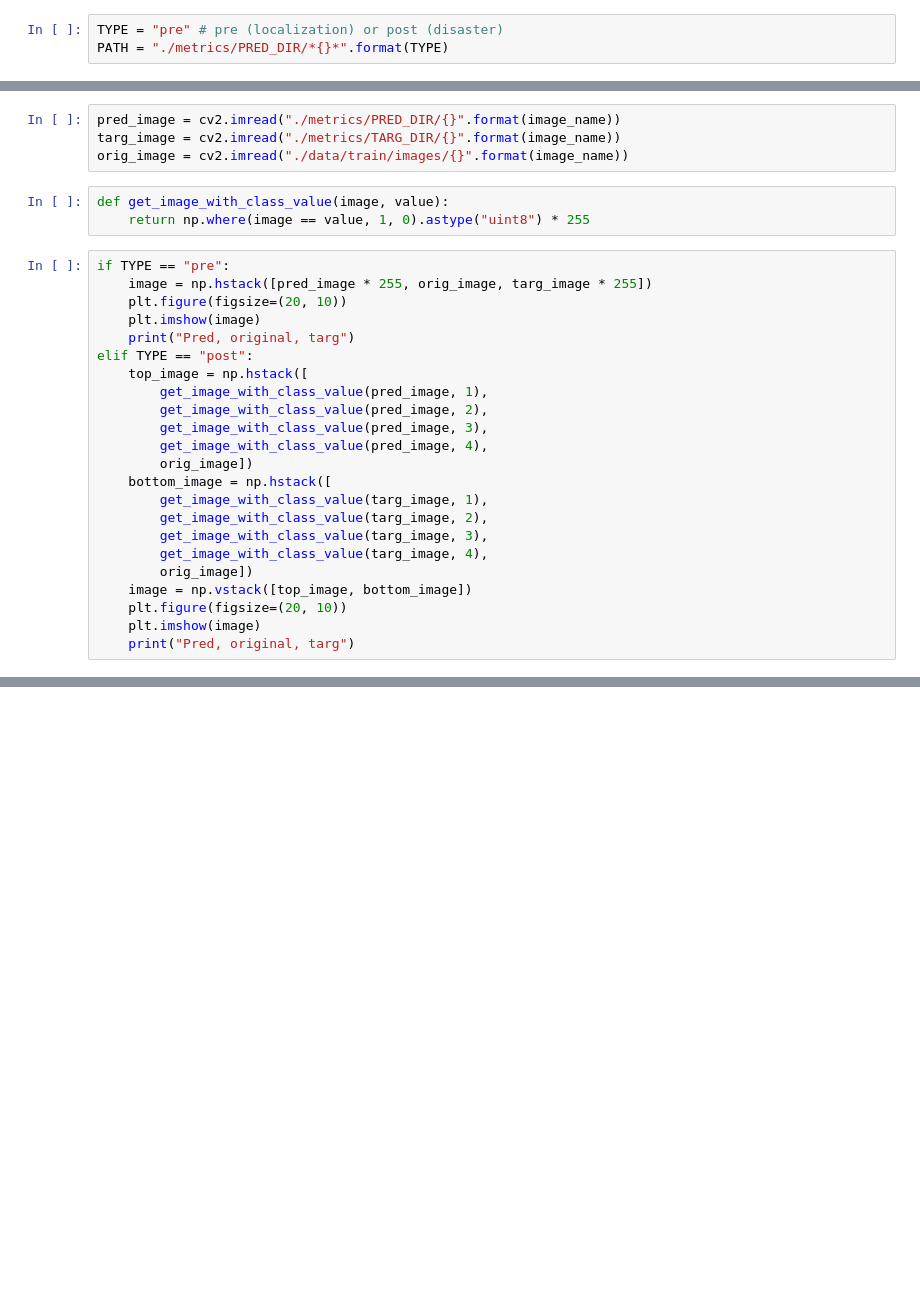
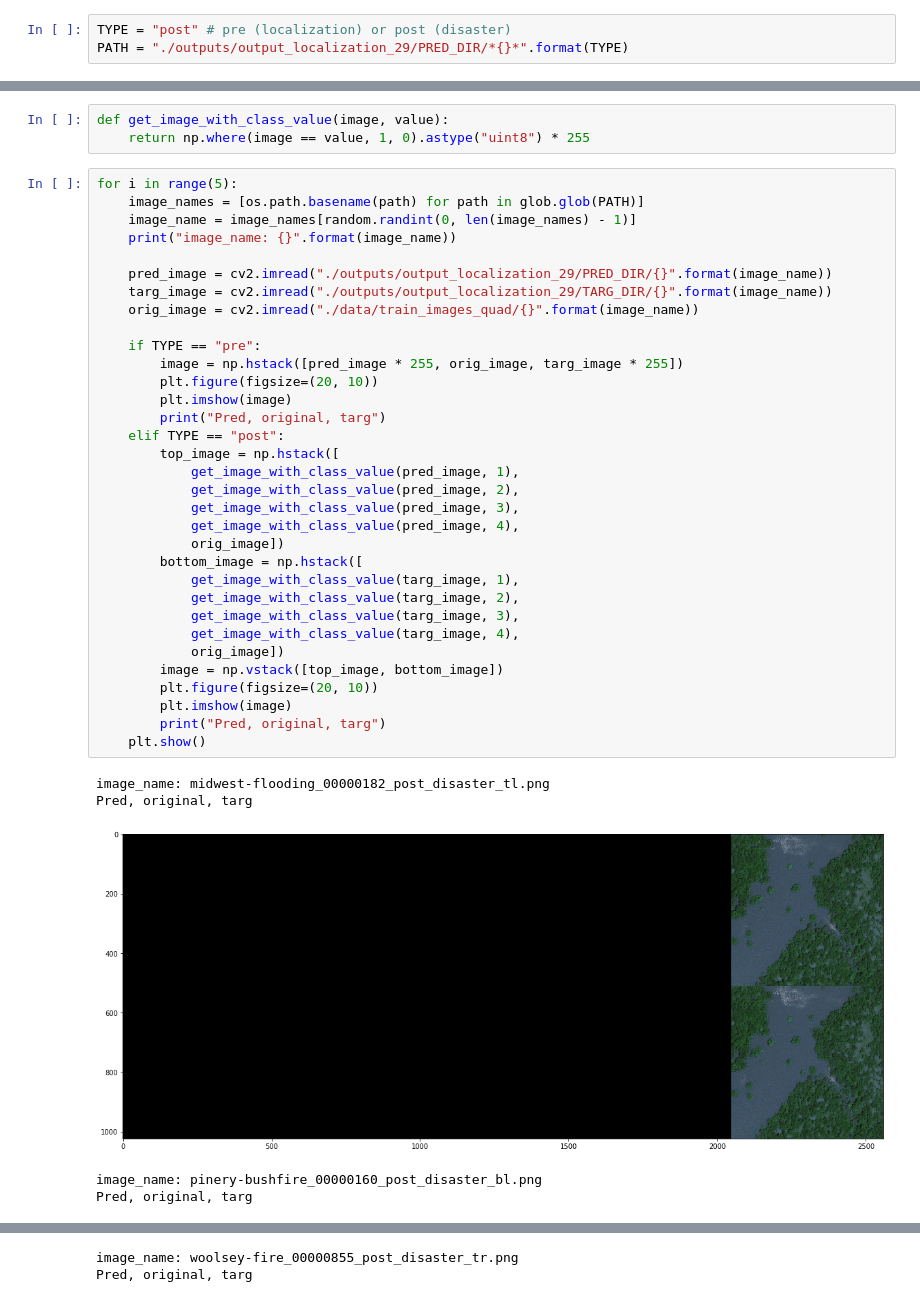
Before and after one commit to ethanweber/xview2, a Jupyter notebook: NB_test_validation_metrics.ipynb, the cells around one changed output, grey strips where cells are left out. Drawn from its saved outputs; the diff is of its cells as text; blank space fills up the shorter version.

Commit message:
Data organization, new notebook format, using quads for images and training.

```diff
--- a/NB_test_validation_metrics.ipynb
+++ b/NB_test_validation_metrics.ipynb
@@ -13,5 +13,5 @@ import glob
 import os
 import random
 # %%
-TYPE = "pre" # pre (localization) or post (disaster)
-PATH = "./metrics/PRED_DIR/*{}*".format(TYPE)
+TYPE = "post" # pre (localization) or post (disaster)
+PATH = "./outputs/output_localization_29/PRED_DIR/*{}*".format(TYPE)
@@ -22,30 +18,42 @@ print("image_name: {}".format(image_name))
-# %%
-pred_image = cv2.imread("./metrics/PRED_DIR/{}".format(image_name))
-targ_image = cv2.imread("./metrics/TARG_DIR/{}".format(image_name))
-orig_image = cv2.imread("./data/train/images/{}".format(image_name))
 # %%
 def get_image_with_class_value(image, value):
     return np.where(image == value, 1, 0).astype("uint8") * 255
 # %%
-if TYPE == "pre":
-    image = np.hstack([pred_image * 255, orig_image, targ_image * 255])
-    plt.figure(figsize=(20, 10))
-    plt.imshow(image)
-    print("Pred, original, targ")
-elif TYPE == "post":
-    top_image = np.hstack([
-        get_image_with_class_value(pred_image, 1),
-        get_image_with_class_value(pred_image, 2),
-        get_image_with_class_value(pred_image, 3),
-        get_image_with_class_value(pred_image, 4),
-        orig_image])
-    bottom_image = np.hstack([
-        get_image_with_class_value(targ_image, 1),
-        get_image_with_class_value(targ_image, 2),
-        get_image_with_class_value(targ_image, 3),
-        get_image_with_class_value(targ_image, 4),
-        orig_image])
-    image = np.vstack([top_image, bottom_image])
-    plt.figure(figsize=(20, 10))
-    plt.imshow(image)
-    print("Pred, original, targ")
+for i in range(5):
+    image_names = [os.path.basename(path) for path in glob.glob(PATH)]
+    image_name = image_names[random.randint(0, len(image_names) - 1)]
+    print("image_name: {}".format(image_name))
+
+    pred_image = cv2.imread("./outputs/output_localization_29/PRED_DIR/{}".format(image_name))
+    targ_image = cv2.imread("./outputs/output_localization_29/TARG_DIR/{}".format(image_name))
+    orig_image = cv2.imread("./data/train_images_quad/{}".format(image_name))
+
+    if TYPE == "pre":
+        image = np.hstack([pred_image * 255, orig_image, targ_image * 255])
+        plt.figure(figsize=(20, 10))
+        plt.imshow(image)
+        print("Pred, original, targ")
+    elif TYPE == "post":
+        top_image = np.hstack([
+            get_image_with_class_value(pred_image, 1),
+            get_image_with_class_value(pred_image, 2),
+            get_image_with_class_value(pred_image, 3),
+            get_image_with_class_value(pred_image, 4),
+            orig_image])
+        bottom_image = np.hstack([
+            get_image_with_class_value(targ_image, 1),
+            get_image_with_class_value(targ_image, 2),
+            get_image_with_class_value(targ_image, 3),
+            get_image_with_class_value(targ_image, 4),
+            orig_image])
+        image = np.vstack([top_image, bottom_image])
+        plt.figure(figsize=(20, 10))
+        plt.imshow(image)
+        print("Pred, original, targ")
+    plt.show()
+# %% [output]
+image_name: midwest-flooding_00000182_post_disaster_tl.png
+Pred, original, targ
+[figure, added]
+image_name: pinery-bushfire_00000160_post_disaster_bl.png
+Pred, original, targ
@@ -51,0 +61,2 @@ elif TYPE == "post":
+image_name: woolsey-fire_00000855_post_disaster_tr.png
+Pred, original, targ
```
Also changed, not shown: parts of 3 cells of this notebook, 16 other files.
